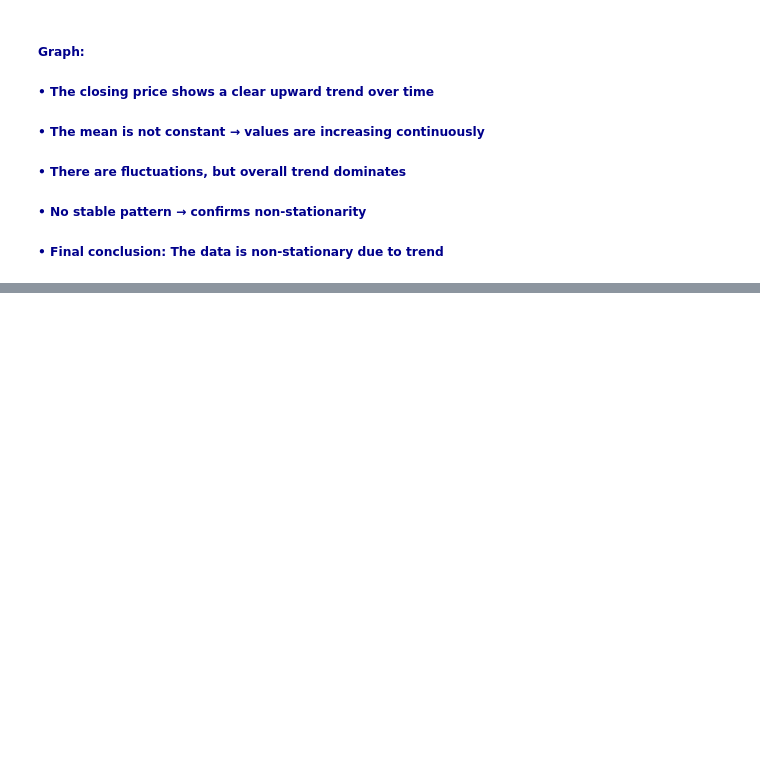
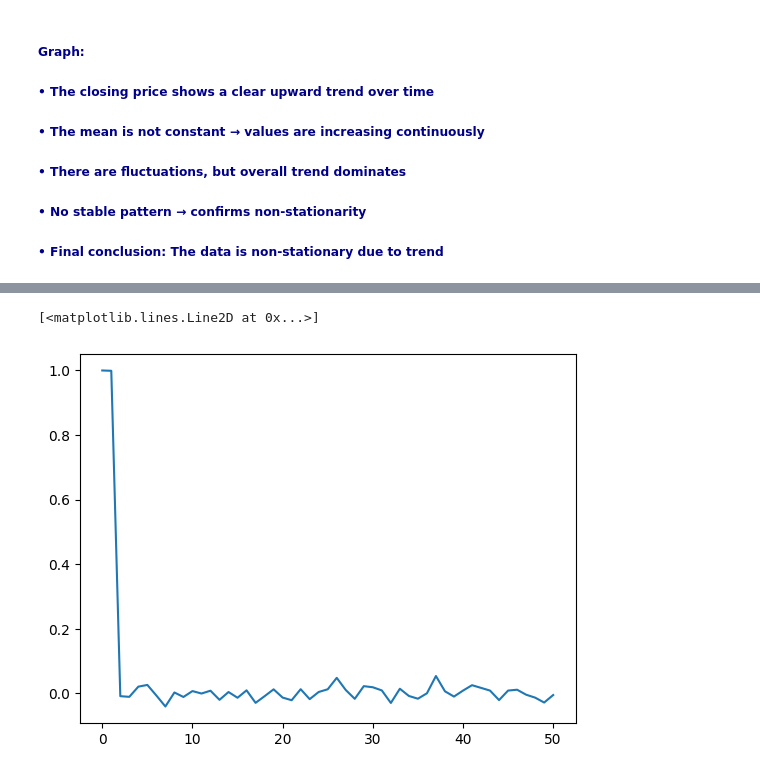
Before and after one commit to gowriabinesh-ds/Time-Series-Analysis, a Jupyter notebook: 2. Stationarity.ipynb, the cells around one changed output, grey strips where cells are left out. Cells and saved outputs as stored; diff of their text form; code cells hidden in the pictures; blank space fills up the shorter version.

```diff
--- a/2. Stationarity.ipynb
+++ b/2. Stationarity.ipynb
@@ -216,0 +239,5 @@ Graph:<br><br>
+# %%
+plt.plot(pacf(dataset["Close"], nlags=50))
+# %% [output]
+[<matplotlib.lines.Line2D at 0x...>]
+[figure, added]
```
Also changed, not shown: parts of 11 cells of this notebook.
